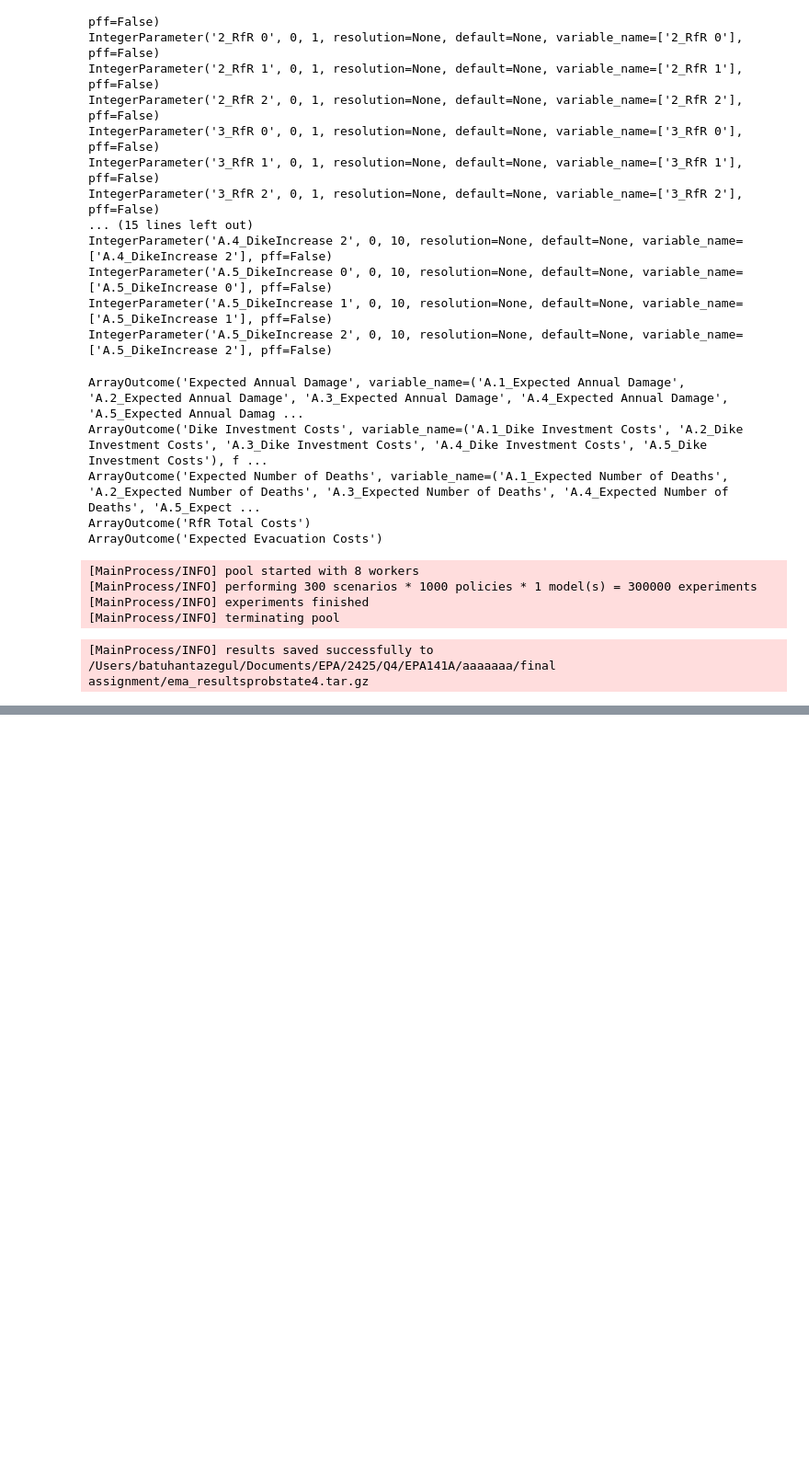
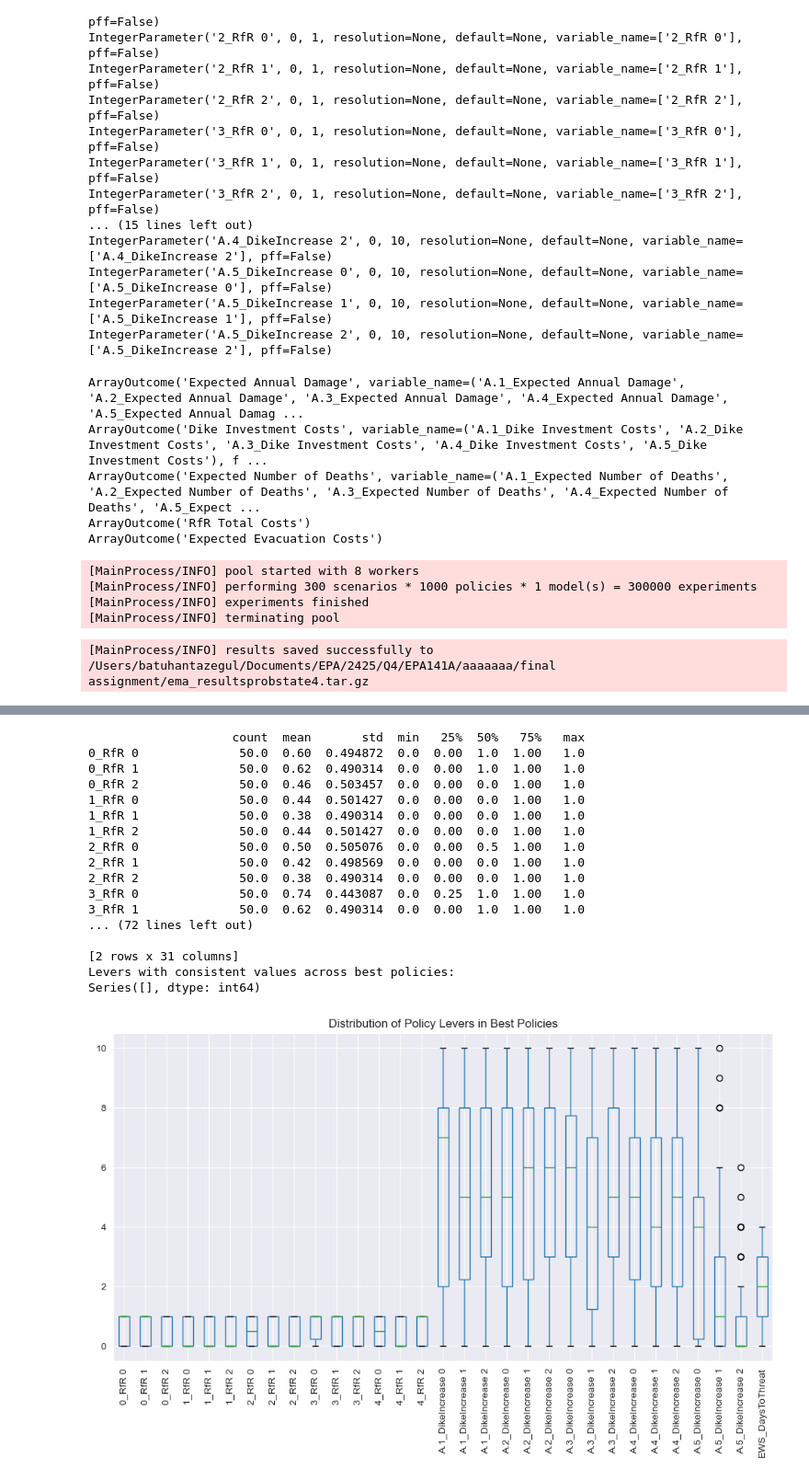
Before and after one commit to DvdhEPA/EMAworkbench, a Jupyter notebook: final assignment/Problem Formulations.ipynb, the cells around one changed output, grey strips where cells are left out. Shown at 92% size. Drawn from its saved outputs; the diff is of its cells as text; code cells hidden in the pictures; blank space fills up the shorter version.

```diff
--- a/final assignment/Problem Formulations.ipynb
+++ b/final assignment/Problem Formulations.ipynb
@@ -262,0 +526,9 @@ final_df_bad
+# %%
+# Step: Create the final DataFrame with policy, mean_deaths, and levers
+final_df_costs = top_policies_costs[[policy_col, 'mean_costs'] + policy_levers]
+
+# Optional: Sort by mean_deaths for clarity
+final_df_costs = final_df_costs.sort_values('mean_costs').reset_index(drop=True)
+
+# Display the DataFrame
+final_df_costs
@@ -262,0 +554,67 @@ final_df_bad
+# %%
+import pandas as pd
+
+# Your DataFrame with the best policies
+# final_df
+
+# List of policy levers
+policy_levers = [
+    '0_RfR 0', '0_RfR 1', '0_RfR 2', '1_RfR 0', '1_RfR 1', '1_RfR 2',
+    '2_RfR 0', '2_RfR 1', '2_RfR 2', '3_RfR 0', '3_RfR 1', '3_RfR 2',
+    '4_RfR 0', '4_RfR 1', '4_RfR 2',
+    'A.1_DikeIncrease 0', 'A.1_DikeIncrease 1', 'A.1_DikeIncrease 2',
+    'A.2_DikeIncrease 0', 'A.2_DikeIncrease 1', 'A.2_DikeIncrease 2',
+    'A.3_DikeIncrease 0', 'A.3_DikeIncrease 1', 'A.3_DikeIncrease 2',
+    'A.4_DikeIncrease 0', 'A.4_DikeIncrease 1', 'A.4_DikeIncrease 2',
+    'A.5_DikeIncrease 0', 'A.5_DikeIncrease 1', 'A.5_DikeIncrease 2',
+    'EWS_DaysToThreat'
+]
+
+# 1️⃣ Summary Statistics
+summary_stats = final_df_costs[policy_levers].describe().T
+print(summary_stats)
+
+# 2️⃣ Mode (Most Frequent Value) for each lever
+modes_df = final_df_costs[policy_levers].mode()
+
+# If you just want the first mode value:
+first_mode = modes_df.iloc[0].to_frame(name='Most_Common_Value')
+print(first_mode)
+
+# OR, if you want to display all modes (including ties):
+print("All mode(s) for each lever:")
+print(modes_df)
+
+# 3️⃣ Identify if any levers have the same value across all best policies
+n_unique_values = final_df_costs[policy_levers].nunique()
+consistent_levers = n_unique_values[n_unique_values == 1]
+print("Levers with consistent values across best policies:")
+print(consistent_levers)
+
+# Optional: visualize (e.g., boxplots)
+import matplotlib.pyplot as plt
+import seaborn as sns
+
+plt.figure(figsize=(12, 6))
+final_df_costs[policy_levers].boxplot(rot=90)
+plt.title("Distribution of Policy Levers in Best Policies")
+plt.show()
+# %% [output]
+                    count  mean       std  min   25%  50%   75%   max
+0_RfR 0              50.0  0.60  0.494872  0.0  0.00  1.0  1.00   1.0
+0_RfR 1              50.0  0.62  0.490314  0.0  0.00  1.0  1.00   1.0
+0_RfR 2              50.0  0.46  0.503457  0.0  0.00  0.0  1.00   1.0
+1_RfR 0              50.0  0.44  0.501427  0.0  0.00  0.0  1.00   1.0
+1_RfR 1              50.0  0.38  0.490314  0.0  0.00  0.0  1.00   1.0
+1_RfR 2              50.0  0.44  0.501427  0.0  0.00  0.0  1.00   1.0
+2_RfR 0              50.0  0.50  0.505076  0.0  0.00  0.5  1.00   1.0
+2_RfR 1              50.0  0.42  0.498569  0.0  0.00  0.0  1.00   1.0
+2_RfR 2              50.0  0.38  0.490314  0.0  0.00  0.0  1.00   1.0
+3_RfR 0              50.0  0.74  0.443087  0.0  0.25  1.0  1.00   1.0
+3_RfR 1              50.0  0.62  0.490314  0.0  0.00  1.0  1.00   1.0
+... (72 lines left out)
+
+[2 rows x 31 columns]
+Levers with consistent values across best policies:
+Series([], dtype: int64)
+[figure, added]
```
Also changed, not shown: parts of 15 cells of this notebook.
